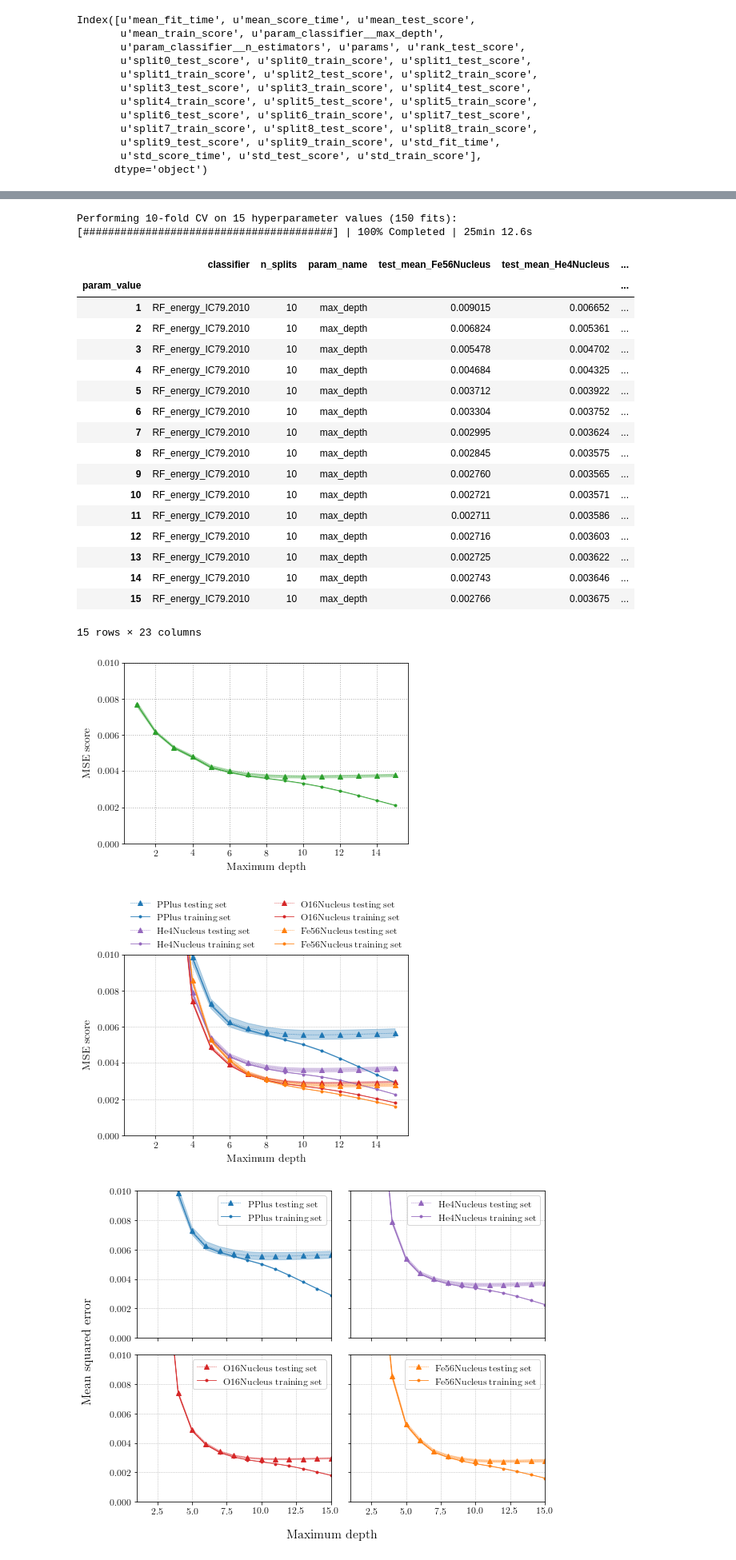
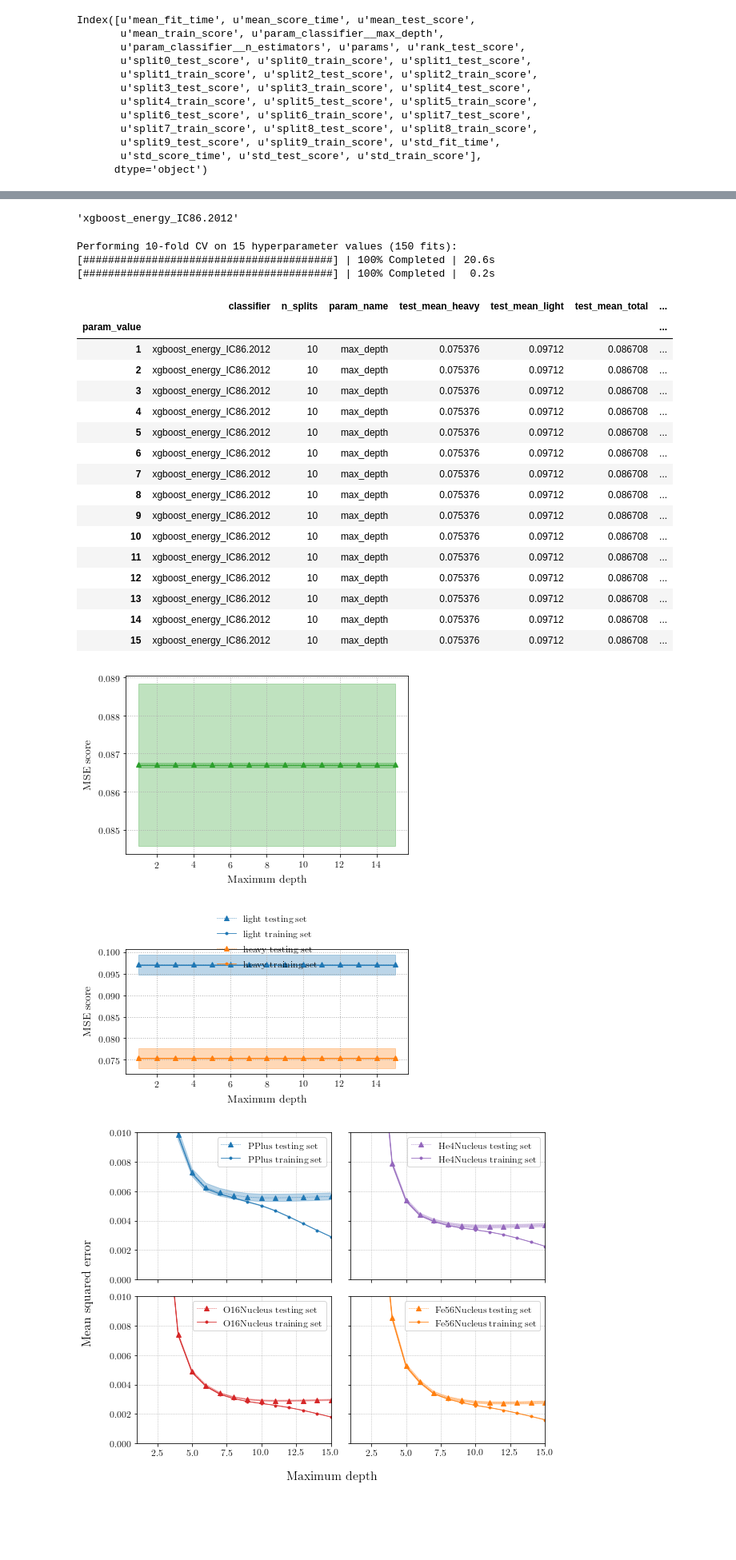
Before and after one commit to jrbourbeau/cr-composition, a Jupyter notebook: notebooks/energy-reco.ipynb, the cells around one changed output, grey strips where cells are left out. Shown at 80% size. Drawn from its saved outputs; the diff is of its cells as text; code cells hidden in the pictures; blank space fills up the shorter version.

```diff
--- a/notebooks/energy-reco.ipynb
+++ b/notebooks/energy-reco.ipynb
@@ -34,6 +34,7 @@ from mlxtend.preprocessing import standardize
 
 import comptools as comp
 
+sns.set_context(context='paper', font_scale=1.5)
 color_dict = comp.get_color_dict()
 
 %matplotlib inline
@@ -65,7 +66,9 @@ config = 'IC86.2012'
 num_groups = 2
 comp_list = comp.get_comp_list(num_groups=num_groups)
 # feature_list, feature_labels = comp.get_training_features()
-pipeline_str = 'RF_energy_{}'.format(config)
+
+# pipeline_str = 'RF_energy_{}'.format(config)
+pipeline_str = 'xgboost_energy_{}'.format(config)
 # %%
 energybins = comp.get_energybins(config)
 log_energy_min = 5.0
@@ -153,8 +158,8 @@ for composition in comp_list:
     log_s125 = df_sim_train.loc[comp_mask_train[composition], 'log_s125']
     MC_log_energy = df_sim_train.loc[comp_mask_train[composition], 'MC_log_energy']
 
-    _, bin_medians, error = comp.analysis.get_medians(MC_log_energy, log_s125,
-                                                      energybins.log_energy_bins)
+    _, bin_medians, error = comp.data_functions.get_medians(MC_log_energy, log_s125,
+                                                            energybins.log_energy_bins)
     ax.errorbar(energybins.log_energy_midpoints, bin_medians, yerr=error, xerr=0.05,
                 marker='.', ls='None', label=composition, color=color_dict[composition], alpha=0.75)
 ax.set_xlabel('$\mathrm{\log_{10}(E_{MC}/GeV)}$')
@@ -589,36 +616,41 @@ plt.show()
+# %%
+pipeline_str
+# %% [output]
+'xgboost_energy_IC86.2012'
 # %%
 max_depth_values = np.arange(1, 16, dtype=int)
 df_cv_max_depth = comp.cross_validate_comp(
                             df_sim_train, df_sim_test, pipeline_str,
                             param_name='max_depth', param_values=max_depth_values,
-                            feature_list=feature_list, target='energy_s125_diff',
+                            feature_list=feature_list, target='MC_log_energy',
+#                             feature_list=feature_list, target='energy_s125_diff',
                             scoring=mean_squared_error, num_groups=num_groups, n_splits=10,
 #                             verbose=True, n_jobs=1)
                             verbose=True, n_jobs=min(len(max_depth_values), 10))
 # %% [output]
 Performing 10-fold CV on 15 hyperparameter values (150 fits):
-[########################################] | 100% Completed | 25min 12.6s
+[########################################] | 100% Completed | 20.6s
+[########################################] | 100% Completed |  0.2s
 # %%
 df_cv_max_depth
 # %% [output]
-|  | classifier | n_splits | param_name | test_mean_Fe56Nucleus | test_mean_He4Nucleus | ... |
-| param_value |  |  |  |  |  | ... |
-| 1 | RF_energy_IC79.2010 | 10 | max_depth | 0.009015 | 0.006652 | ... |
-| 2 | RF_energy_IC79.2010 | 10 | max_depth | 0.006824 | 0.005361 | ... |
-| 3 | RF_energy_IC79.2010 | 10 | max_depth | 0.005478 | 0.004702 | ... |
-| 4 | RF_energy_IC79.2010 | 10 | max_depth | 0.004684 | 0.004325 | ... |
-| 5 | RF_energy_IC79.2010 | 10 | max_depth | 0.003712 | 0.003922 | ... |
-| 6 | RF_energy_IC79.2010 | 10 | max_depth | 0.003304 | 0.003752 | ... |
-| 7 | RF_energy_IC79.2010 | 10 | max_depth | 0.002995 | 0.003624 | ... |
-| 8 | RF_energy_IC79.2010 | 10 | max_depth | 0.002845 | 0.003575 | ... |
-| 9 | RF_energy_IC79.2010 | 10 | max_depth | 0.002760 | 0.003565 | ... |
-| 10 | RF_energy_IC79.2010 | 10 | max_depth | 0.002721 | 0.003571 | ... |
-| 11 | RF_energy_IC79.2010 | 10 | max_depth | 0.002711 | 0.003586 | ... |
-| 12 | RF_energy_IC79.2010 | 10 | max_depth | 0.002716 | 0.003603 | ... |
-| 13 | RF_energy_IC79.2010 | 10 | max_depth | 0.002725 | 0.003622 | ... |
-| 14 | RF_energy_IC79.2010 | 10 | max_depth | 0.002743 | 0.003646 | ... |
-| 15 | RF_energy_IC79.2010 | 10 | max_depth | 0.002766 | 0.003675 | ... |
+|  | classifier | n_splits | param_name | test_mean_heavy | test_mean_light | test_mean_total | ... |
+| param_value |  |  |  |  |  |  | ... |
+| 1 | xgboost_energy_IC86.2012 | 10 | max_depth | 0.075376 | 0.09712 | 0.086708 | ... |
+| 2 | xgboost_energy_IC86.2012 | 10 | max_depth | 0.075376 | 0.09712 | 0.086708 | ... |
+| 3 | xgboost_energy_IC86.2012 | 10 | max_depth | 0.075376 | 0.09712 | 0.086708 | ... |
+| 4 | xgboost_energy_IC86.2012 | 10 | max_depth | 0.075376 | 0.09712 | 0.086708 | ... |
+| 5 | xgboost_energy_IC86.2012 | 10 | max_depth | 0.075376 | 0.09712 | 0.086708 | ... |
+| 6 | xgboost_energy_IC86.2012 | 10 | max_depth | 0.075376 | 0.09712 | 0.086708 | ... |
+| 7 | xgboost_energy_IC86.2012 | 10 | max_depth | 0.075376 | 0.09712 | 0.086708 | ... |
+| 8 | xgboost_energy_IC86.2012 | 10 | max_depth | 0.075376 | 0.09712 | 0.086708 | ... |
+| 9 | xgboost_energy_IC86.2012 | 10 | max_depth | 0.075376 | 0.09712 | 0.086708 | ... |
+| 10 | xgboost_energy_IC86.2012 | 10 | max_depth | 0.075376 | 0.09712 | 0.086708 | ... |
+| 11 | xgboost_energy_IC86.2012 | 10 | max_depth | 0.075376 | 0.09712 | 0.086708 | ... |
+| 12 | xgboost_energy_IC86.2012 | 10 | max_depth | 0.075376 | 0.09712 | 0.086708 | ... |
+| 13 | xgboost_energy_IC86.2012 | 10 | max_depth | 0.075376 | 0.09712 | 0.086708 | ... |
+| 14 | xgboost_energy_IC86.2012 | 10 | max_depth | 0.075376 | 0.09712 | 0.086708 | ... |
+| 15 | xgboost_energy_IC86.2012 | 10 | max_depth | 0.075376 | 0.09712 | 0.086708 | ... |
-15 rows × 23 columns
 # %%
 fig, ax = plt.subplots()
 
@@ -642,7 +674,7 @@ ax.set_xlabel('Maximum depth')
 # ax.set_ylabel('R$^2$ CV score')
 ax.set_ylabel('MSE score')
 # ax.set_ylim(0.95, 1.0)
-ax.set_ylim(0, 0.01)
+# ax.set_ylim(0, 0.01)
 ax.grid()
 # ax.legend(title='True compositions')
 # leg = ax.legend(loc='upper center', frameon=False,
@@ -655,7 +687,7 @@ comp.check_output_dir(max_depth_outfile)
 # plt.savefig(max_depth_outfile)
 plt.show()
 # %% [output]
-[figure, old version]
+[figure, new version]
 # %%
 fig, ax = plt.subplots()
 # for composition in comp_list + ['total']:
@@ -664,36 +696,36 @@ for composition in comp_list:
     ax.plot(df_cv_max_depth.index, df_cv_max_depth['test_mean_{}'.format(composition)],
             marker='^', ls=':', color=color_dict[composition], label=composition+' testing set')
     test_err_high = df_cv_max_depth['test_mean_{}'.format(composition)] + df_cv_max_depth['test_std_{}'.format(composition)]
     test_err_low = df_cv_max_depth['test_mean_{}'.format(composition)] - df_cv_max_depth['test_std_{}'.format(composition)]
     ax.fill_between(df_cv_max_depth.index, test_err_high, test_err_low,
                     color=color_dict[composition], alpha=0.3)
 
     # Plot training curve
     ax.plot(df_cv_max_depth.index, df_cv_max_depth['train_mean_{}'.format(composition)],
             marker='.', ls='-', color=color_dict[composition], label=composition+' training set')
     train_err_high = df_cv_max_depth['train_mean_{}'.format(composition)] + df_cv_max_depth['train_std_{}'.format(composition)]
     train_err_low = df_cv_max_depth['train_mean_{}'.format(composition)] - df_cv_max_depth['train_std_{}'.format(composition)]
     ax.fill_between(df_cv_max_depth.index, train_err_high, train_err_low,
                     color=color_dict[composition], alpha=0.3)
 
 ax.set_xlabel('Maximum depth')
 # ax.set_ylabel('R$^2$ CV score')
 ax.set_ylabel('MSE score')
 # ax.set_ylim(0.95, 1.0)
-ax.set_ylim(0, 0.01)
+# ax.set_ylim(0, 0.01)
 ax.grid()
 # ax.legend(title='True compositions')
 leg = ax.legend(loc='upper center', frameon=False,
                  bbox_to_anchor=(0.5,  # horizontal
                                  1.35),# vertical
                  ncol=len(comp_list) // 2, fancybox=False)
 max_depth_outfile = os.path.join(comp.paths.figures_dir, 'model_evaluation', 'validation-curves',
                                  '{}_max_depth.png'.format(pipeline_str))
-comp.check_output_dir(max_depth_outfile)
+# comp.check_output_dir(max_depth_outfile)
 # plt.savefig(max_depth_outfile)
 plt.show()
 # %% [output]
-[figure, old version]
+[figure, new version]
 # %%
 fig, axarr = plt.subplots(2, 2, sharex=True, sharey=True, figsize=(8, 6))
 # for composition in comp_list + ['total']:
```
Also changed, not shown: parts of 20 cells of this notebook, 24 other files.
